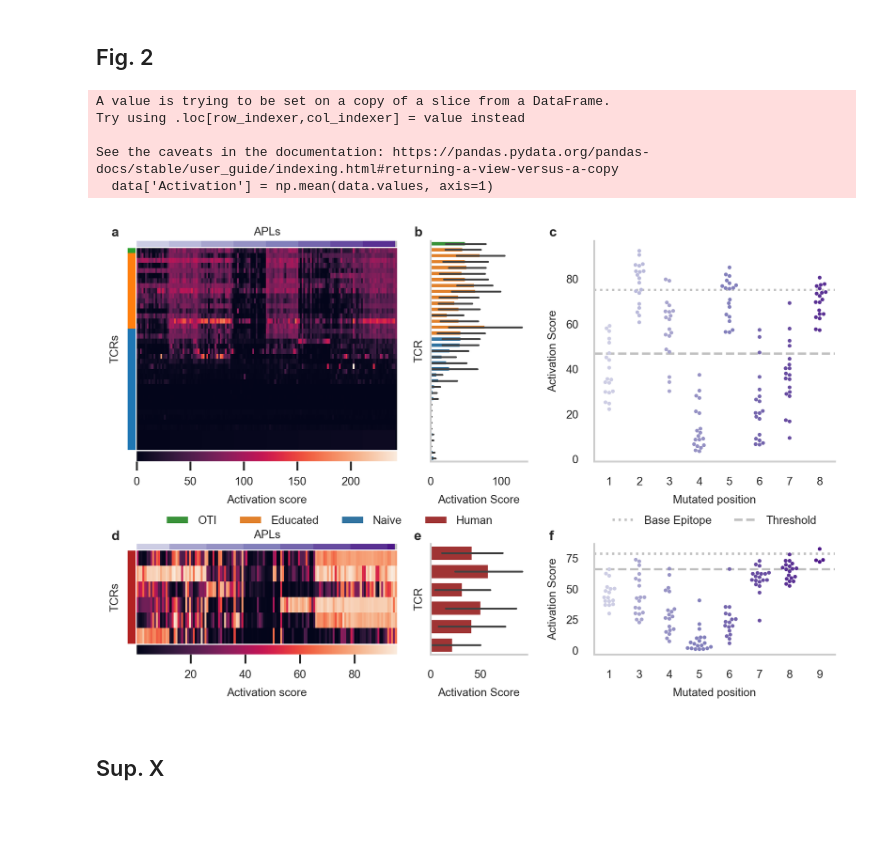
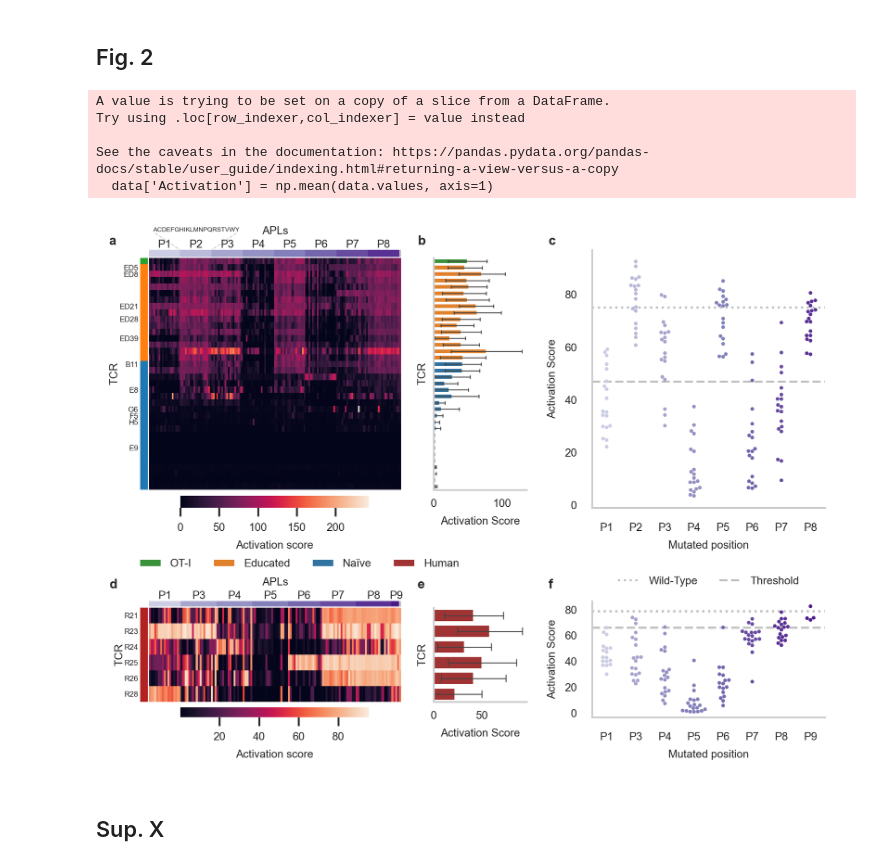
Before and after one commit to SchubertLab/TcrPrediction_MutatedAPLs, a Jupyter notebook: manuscript/figure_2.ipynb, the cells around one changed output. Cells and saved outputs as stored; diff of their text form; code cells hidden in the pictures; blank space fills up the shorter version.

Commit message:
Updated figure draft

```diff
--- a/manuscript/figure_2.ipynb
+++ b/manuscript/figure_2.ipynb
@@ -80,6 +65,8 @@ def read_mice_data(normalization='AS'):
     data_joint = data_joint[order]
     data_joint.index = [f'{i//19 + 1}_{i%19}' for i in range(len(data_joint))]
     data_joint = data_joint.rename(index={'9_0': '0_0'})
+
+    data_joint = data_joint[[col for col in data_joint.columns if col != 'Mutated_position']]
     return data_joint
 # %% [markdown]
 ### Mice Data
@@ -205,15 +239,13 @@ def plot_epitopes(data, ax, ylabel='Activation Score', base_epitope='SIINFEKL',
     activation_base = data.iloc[-1]['Activation']
     data = data[:-1]
 
-    order = ['-'] + [f'T{i}' for i in range(1, data['Mutated position'].max()+1)]
-
-
     mut_pos = (data['Mutated position'].astype(int)).unique()
     palette = [cmap_positions.colors[p] for p in mut_pos]
 
     plot = sb.swarmplot(data=data, y='Activation', x='Mutated position', s=2,
                          hue='Mutated position', palette=palette, dodge=False, ax=ax)
     plot.set(ylabel=ylabel)
+    plot.set_xticklabels([f'P{el.get_text()}' for el in plot.get_xticklabels()])
     line_base = plot.axhline(activation_base, color=color_base, linestyle=style_base)
     if threshold:
         line_thresh = plot.axhline(threshold, color=color_thresh, linestyle=style_thresh)
@@ -222,9 +254,9 @@ def plot_epitopes(data, ax, ylabel='Activation Score', base_epitope='SIINFEKL',
         plot.get_legend().remove()
     else:
         handles = [line_base, line_thresh] if threshold else [line_base]
-        names =  ['Base Epitope', 'Threshold'] if threshold else ['Base Epitope']
+        names =  ['Wild-Type', 'Threshold'] if threshold else ['Wild-Typ']
         plot.legend(handles, names, ncol=2,
-                    bbox_to_anchor=(0.5, 1.35), loc='upper center', frameon=False)
+                    bbox_to_anchor=(0.5, 1.3), loc='upper center', frameon=False)
 
     ax.grid(False)
     sb.despine(ax=ax)
@@ -237,8 +269,14 @@ def plot_tcr_legend(label_ax, plotting_ax):
         handles += h
         labels += l
 
+    for i, el in enumerate(labels):
+        if el == 'Naive':
+            labels[i] = 'Naïve'
+        if el == 'OTI':
+            labels[i] = 'OT-I'
+
     plotting_ax.legend(handles=handles[:], labels=labels[:], ncol=4,
-                       bbox_to_anchor=(0.75, 1.35), loc='upper right', frameon=False)
+                       bbox_to_anchor=(0.38, 1.625), loc='upper right', frameon=False)
 # %% [markdown]
 ## Fig. 2
 # %%
@@ -248,7 +286,7 @@ def plot_tcr_legend(label_ax, plotting_ax):
 # d e
 # d f
 
-fig = plt.figure(figsize=(TEXTWIDTH, TEXTWIDTH * 0.6), dpi=DPI)
+fig = plt.figure(figsize=(TEXTWIDTH, TEXTWIDTH * 0.7), dpi=DPI)
 gridspecs = {}
 axes = {}
 
@@ -256,7 +294,7 @@ gridspecs['gs_123456'] = mpl.gridspec.GridSpec(
     figure=fig,
     nrows=2,
     ncols=1,
-    height_ratios=[1, 0.5],
+    height_ratios=[1, 0.45],
     width_ratios=[1],
     #wspace=0.1,
     hspace=0.5,
@@ -302,40 +340,46 @@ gridspecs['gs_56'] = mpl.gridspec.GridSpecFromSubplotSpec(
     #hspace=0.25,
 )
 
 #axes['ax_a'] = fig.add_subplot(gridspecs['gs_123'][0])
-axes['ax_b'] = fig.add_subplot(gridspecs['gs_23'][0])
+#axes['ax_b'] = fig.add_subplot(gridspecs['gs_23'][0])
 axes['ax_c'] = fig.add_subplot(gridspecs['gs_23'][1])
 
 #axes['ax_d'] = fig.add_subplot(gridspecs['gs_456'][0])
-axes['ax_e'] = fig.add_subplot(gridspecs['gs_56'][0])
+#axes['ax_e'] = fig.add_subplot(gridspecs['gs_56'][0])
 axes['ax_f'] = fig.add_subplot(gridspecs['gs_56'][1])
 
 plot_activation_heatmap(data_mice_norm, gridspecs['gs_123'][0], fig)
-plot_tcrs_averaged(data_mice_norm, axes['ax_b'])
+axes['ax_b'] = plot_tcrs_averaged(data_mice_norm, gridspecs['gs_23'][0], fig=fig)
 plot_epitopes(data_mice_norm, axes['ax_c'])
 
 plot_activation_heatmap(data_human_norm, gridspecs['gs_456'][0], fig, yscale=2)
-plot_tcrs_averaged(data_human_norm, axes['ax_e'])
+axes['ax_e'] = plot_tcrs_averaged(data_human_norm, gridspecs['gs_56'][0], yscale=2, fig=fig)
 plot_epitopes(data_human_norm, axes['ax_f'], base_epitope='VPSVWRSSL', threshold=66.09, do_legend=True)
 
 plot_tcr_legend([axes['ax_b'], axes['ax_e']], axes['ax_e'])
 
-fig.text(0.107, 0.888, 'a', size='large', weight='bold')
+fig.text(0.09, 0.888, 'a', size='large', weight='bold')
 fig.text(0.439, 0.888, 'b', size='large', weight='bold')
 fig.text(0.587, 0.888, 'c', size='large', weight='bold')
-fig.text(0.107, 0.333, 'd', size='large', weight='bold')
+fig.text(0.09, 0.333, 'd', size='large', weight='bold')
 fig.text(0.439, 0.333, 'e', size='large', weight='bold')
 fig.text(0.587, 0.333, 'f', size='large', weight='bold')
 
+fig.text(0.1395, 0.91, 'ACDEFGHIKLMNPQRSTVWY', size='xx-small')
+line_left = mpl.lines.Line2D([0.142, 0.17], [0.907, 0.88], linestyle='dashed', linewidth=0.5, color='gray', alpha=0.4)
+line_right = mpl.lines.Line2D([0.234, 0.206], [0.907, 0.88], linestyle='dashed', linewidth=0.5, color='gray', alpha=0.4)
+fig.add_artist(line_left)
+fig.add_artist(line_right)
+
 fig.tight_layout()
 fig.savefig('figures/manuscript_fig2_data.pdf', dpi=DPI, bbox_inches='tight')
 # %% [output]
 A value is trying to be set on a copy of a slice from a DataFrame.
 Try using .loc[row_indexer,col_indexer] = value instead
 
 See the caveats in the documentation: https://pandas.pydata.org/pandas-docs/stable/user_guide/indexing.html#returning-a-view-versus-a-copy
   data['Activation'] = np.mean(data.values, axis=1)
-[figure, old version]
+[figure, new version]
 # %% [markdown]
 ## Sup. X
 # %%
```
Also changed, not shown: parts of 6 cells of this notebook, 3 other files.
